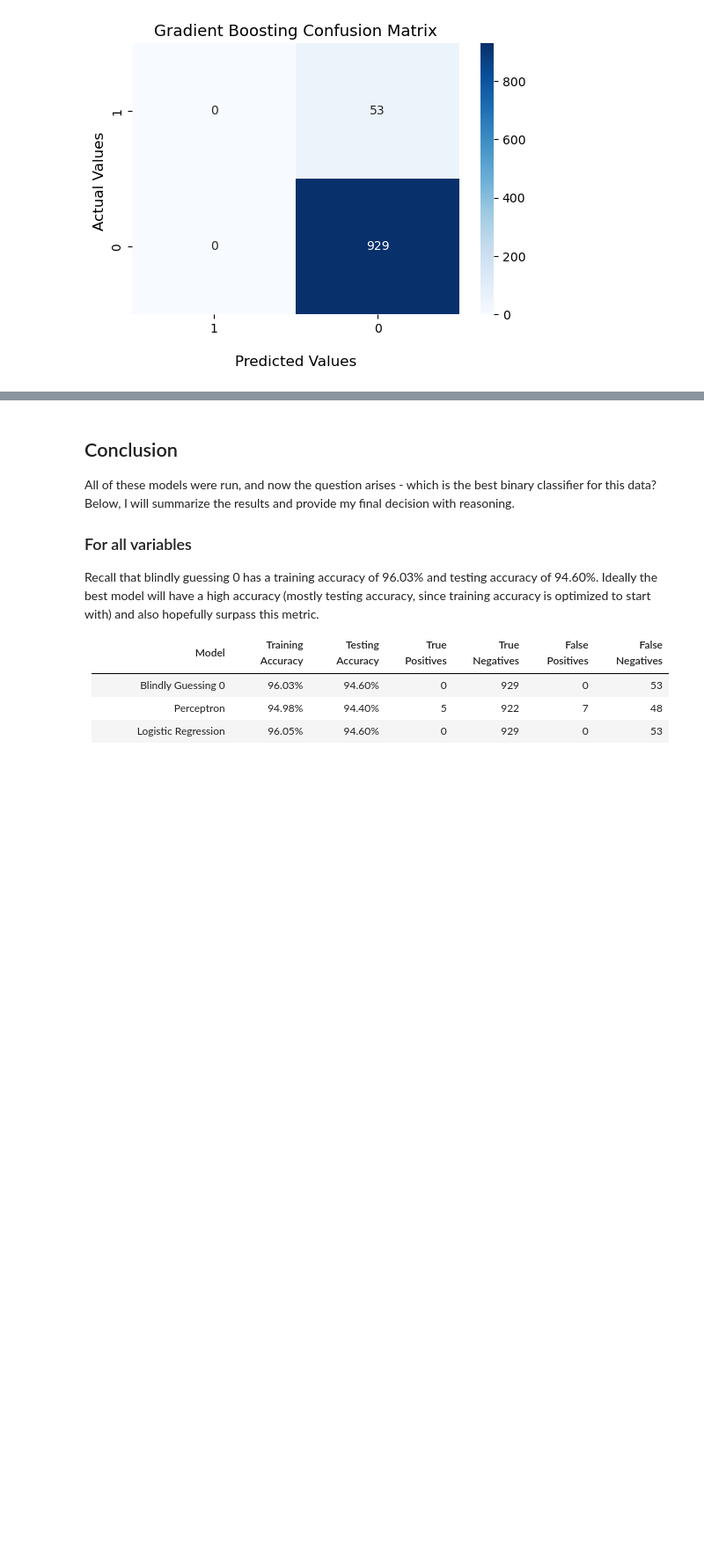
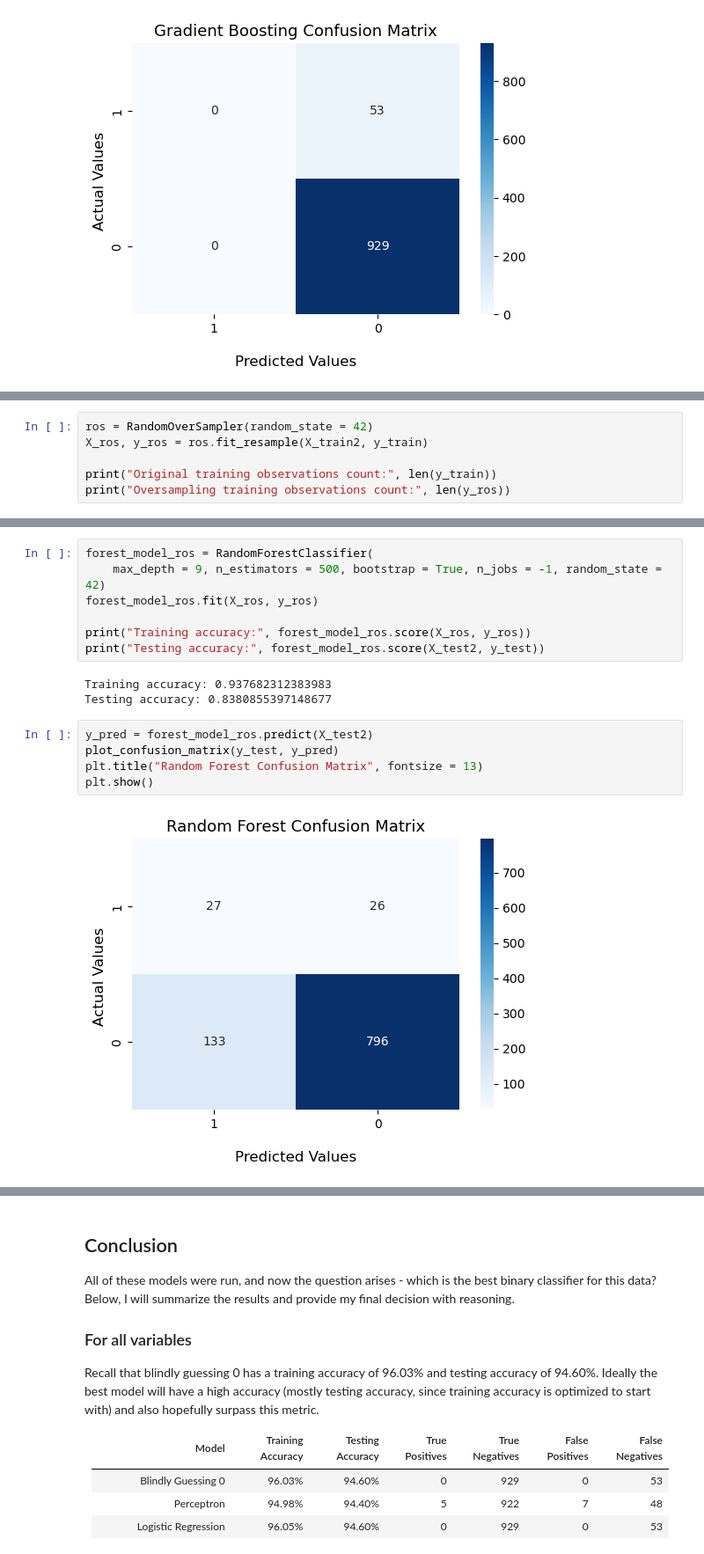
Before and after one commit to kary5678/INDE-577, a Jupyter notebook: supervised-learning/class_exercise_3-31/stroke_classifier.ipynb, the cells around one changed output, grey strips where cells are left out. Shown at 88% size. Cells and saved outputs as stored; diff of their text form; blank space fills up the shorter version.

```diff
--- a/supervised-learning/class_exercise_3-31/stroke_classifier.ipynb
+++ b/supervised-learning/class_exercise_3-31/stroke_classifier.ipynb
@@ -925,0 +1015,6 @@ plt.show()
+# %%
+ros = RandomOverSampler(random_state = 42)
+X_ros, y_ros = ros.fit_resample(X_train2, y_train)
+
+print("Original training observations count:", len(y_train))
+print("Oversampling training observations count:", len(y_ros))
@@ -925,0 +1035,17 @@ plt.show()
+# %%
+forest_model_ros = RandomForestClassifier(
+    max_depth = 9, n_estimators = 500, bootstrap = True, n_jobs = -1, random_state = 42)
+forest_model_ros.fit(X_ros, y_ros)
+
+print("Training accuracy:", forest_model_ros.score(X_ros, y_ros))
+print("Testing accuracy:", forest_model_ros.score(X_test2, y_test))
+# %% [output]
+Training accuracy: 0.937682312383983
+Testing accuracy: 0.8380855397148677
+# %%
+y_pred = forest_model_ros.predict(X_test2)
+plot_confusion_matrix(y_test, y_pred)
+plt.title("Random Forest Confusion Matrix", fontsize = 13)
+plt.show()
+# %% [output]
+[figure, added]
```
Also changed, not shown: parts of 23 cells of this notebook.
